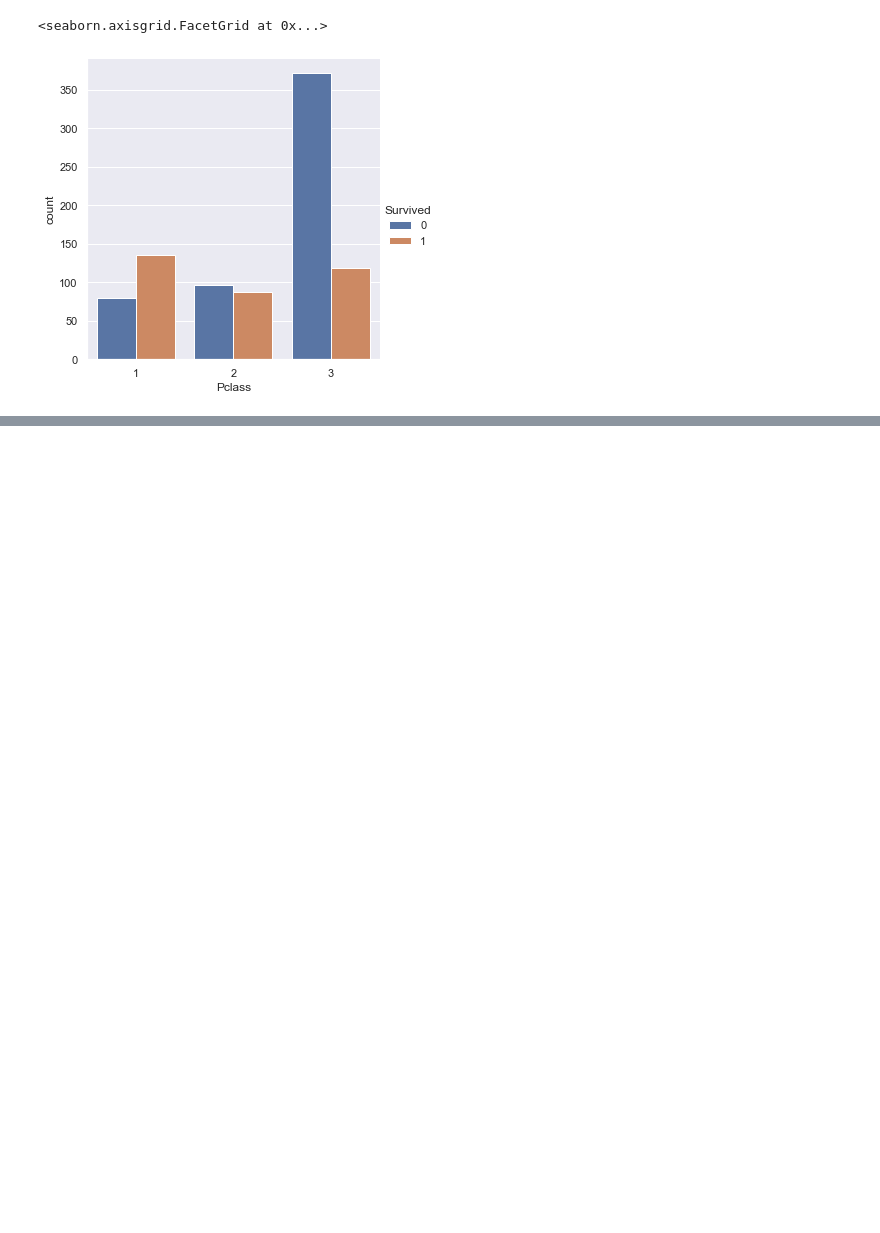
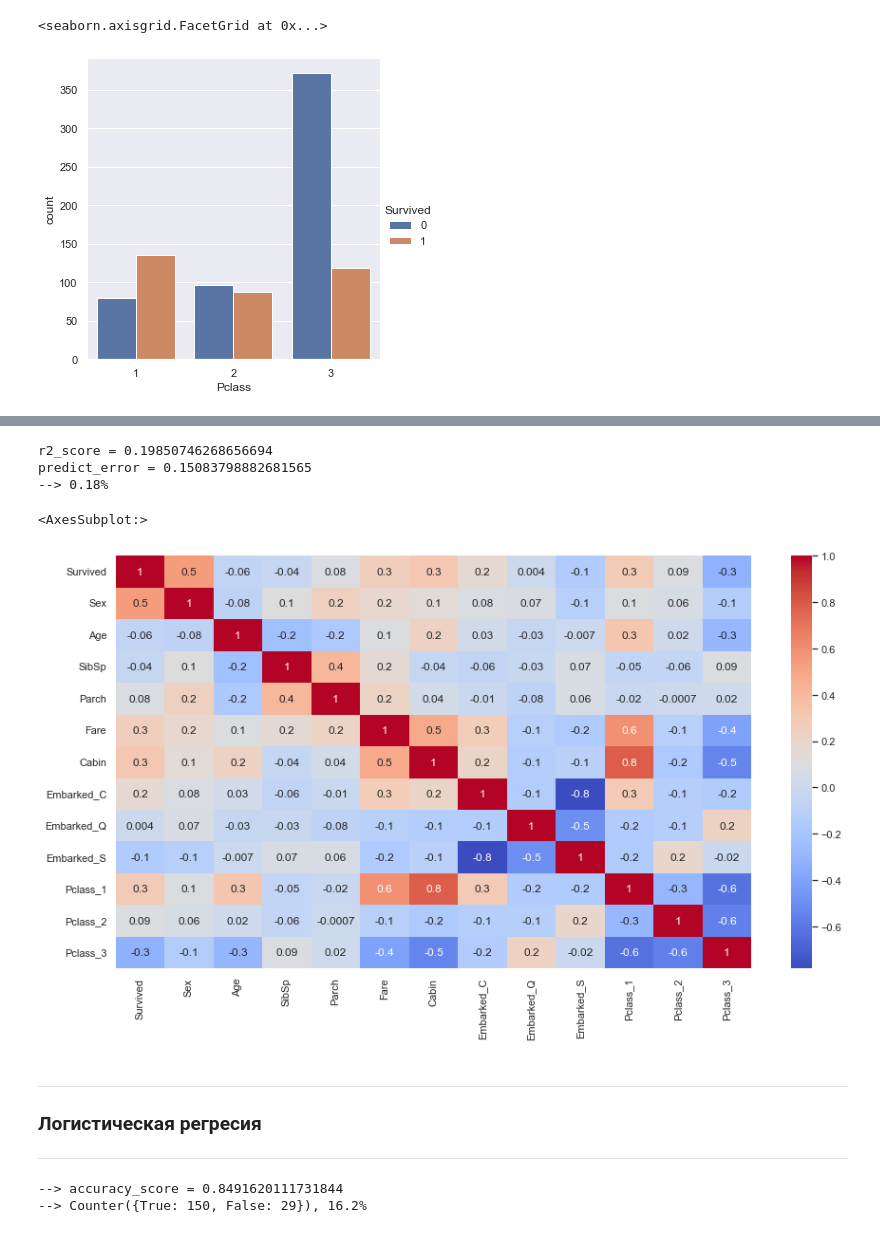
Before and after one commit to warshtayner/Kaggle_Titanic, a Jupyter notebook: prediction_version_2.ipynb, the cells around one changed output, grey strips where cells are left out. Cells and saved outputs as stored; diff of their text form; code cells hidden in the pictures; blank space fills up the shorter version.

Commit message:
v_3 LogisticRegression accuracy_score=0.84

```diff
--- a/prediction_version_2.ipynb
+++ b/prediction_version_2.ipynb
@@ -483,0 +479,3 @@ AttributeError: 'RandomForestRegressor' object has no attribute 'coef_'
+# %%
+train['Embarked'].replace({1: 'S', 2: 'C', 3: 'Q'}, inplace=True)
+task['Embarked'].replace({1: 'S', 2: 'C', 3: 'Q'}, inplace=True)
@@ -483,0 +501,3 @@ AttributeError: 'RandomForestRegressor' object has no attribute 'coef_'
+# %%
+train = pd.get_dummies(train)
+task = pd.get_dummies(task)
@@ -483,0 +531,3 @@ AttributeError: 'RandomForestRegressor' object has no attribute 'coef_'
+# %%
+train['Pclass'] = train['Pclass'].astype('category')
+task['Pclass'] = task['Pclass'].astype('category')
@@ -483,0 +563,3 @@ AttributeError: 'RandomForestRegressor' object has no attribute 'coef_'
+# %%
+train = pd.get_dummies(train)
+task = pd.get_dummies(task)
@@ -483,0 +597,15 @@ AttributeError: 'RandomForestRegressor' object has no attribute 'coef_'
+# %%
+res = my_rf(train)
+# %% [output]
+r2_score = 0.19850746268656694
+predict_error = 0.15083798882681565
+--> 0.18%
+# %%
+sns.heatmap(train.corr(), annot = True, fmt='.1g', cmap='coolwarm')
+# %% [output]
+<AxesSubplot:>
+[figure, added]
+# %% [markdown]
+---
+### Логистическая регресия
+---
@@ -483,0 +626,5 @@ AttributeError: 'RandomForestRegressor' object has no attribute 'coef_'
+# %%
+my_logr(train)
+# %% [output]
+--> accuracy_score = 0.8491620111731844
+--> Counter({True: 150, False: 29}), 16.2%
```
Also changed, not shown: parts of 68 cells of this notebook.
